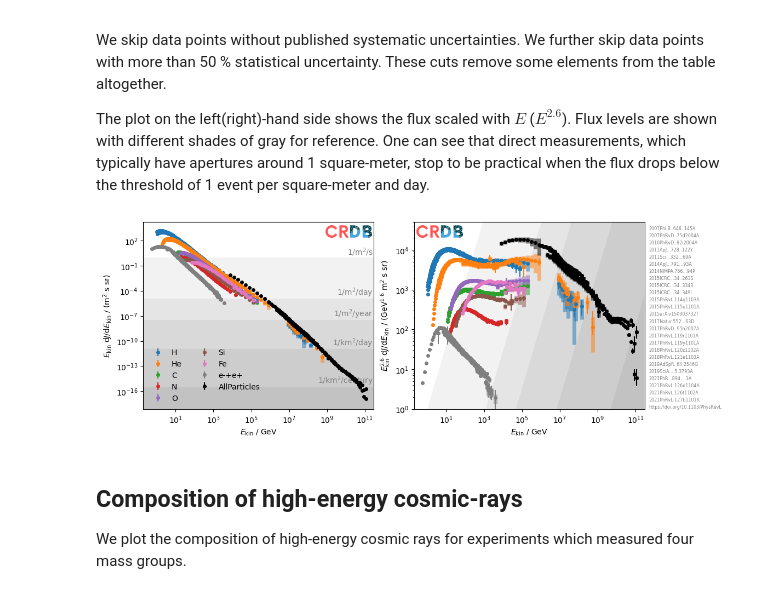
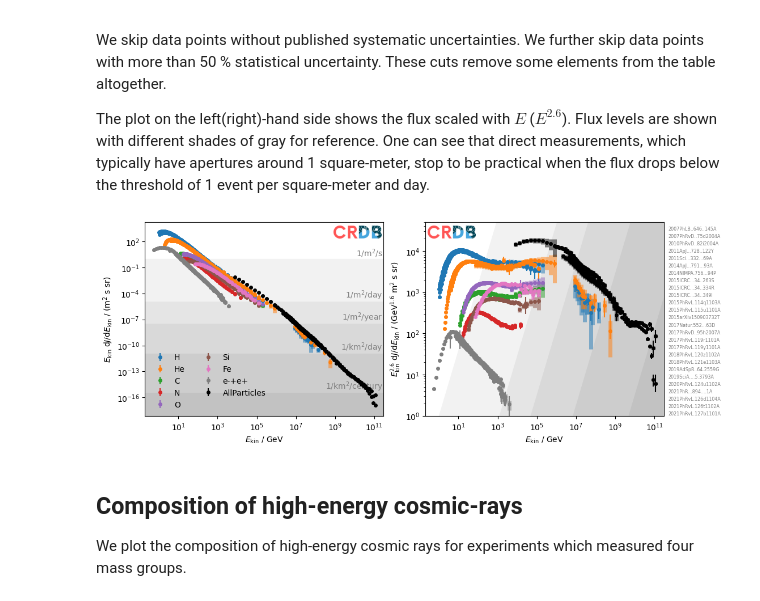
Before and after one commit to crdb-project/tutorial, a Jupyter notebook: gallery.ipynb, the cells around one changed output. Drawn from its saved outputs; the diff is of its cells as text; code cells hidden in the pictures.

```diff
--- a/gallery.ipynb
+++ b/gallery.ipynb
@@ -92,12 +120,12 @@ https://ui.adsabs.harvard.edu/abs/2022SciBu..67.2162D
 tab = crdb.query("e-+e+", energy_type="EK", time_series="no")
 
 xlim = 1, 1e4
-tab = tab[(xlim[0] < tab.e_mean) & (tab.e_mean < xlim[1])]
+tab = tab[(xlim[0] < tab.e) & (tab.e < xlim[1])]
 
 plt.figure(figsize=(8, 4))
 for i, (exp, mask) in enumerate(crdb.experiment_masks(tab).items()):
     t = tab[mask]
-    f = t.e_mean ** 3
+    f = t.e ** 3
     if exp == "Balloon":
         zorder = 0
         color = "0.8"
@@ -112,6 +140,6 @@ plt.xlabel("E$_\\mathrm{kin}$ / GeV")
 plt.ylabel("E$_\\mathrm{kin}^3$ dJ/dE$_\\mathrm{kin}$ / (GeV$^2$ m$^2$ s sr)")
 plt.legend(fontsize="xx-small", ncol=3, frameon=False, bbox_to_anchor=(1, 1))
 plt.loglog()
-draw_references(tab, ncol=2, bbox_to_anchor=(1, 0.8), fontsize=5);
+draw_references(tab, ncol=2, bbox_to_anchor=(1.05, 0.75), fontsize=5);
 draw_logo(0.78, 1)
 # %% [output]
@@ -122,7 +150,7 @@ draw_logo(0.78, 1)
 tab = crdb.query("e+/e-+e+", energy_type="EK")
 
 xlim = 0.8, 1e3
-tab = tab[(xlim[0] < tab.e_mean) & (tab.e_mean < xlim[1])]
+tab = tab[(xlim[0] < tab.e) & (tab.e < xlim[1])]
 
 for i, (exp, mask) in enumerate(crdb.experiment_masks(tab).items()):
     t = tab[mask]
@@ -144,7 +172,7 @@ draw_logo(0.25, 1)
 tab = crdb.query(("e-", "e+"), energy_type="EK", time_series="no")
 
 xlim = 1, 1e4
-tab = tab[(xlim[0] < tab.e_mean) & (tab.e_mean < xlim[1])]
+tab = tab[(xlim[0] < tab.e) & (tab.e < xlim[1])]
 
 fig, ax = plt.subplots(1, 2, figsize=(10, 4), sharex=True, sharey=True)
 for quant, axi in zip(("e-", "e+"), ax):
@@ -152,14 +180,14 @@ for quant, axi in zip(("e-", "e+"), ax):
     tab2 = tab[tab["quantity"] == quant]
     for i, (exp, mask) in enumerate(crdb.experiment_masks(tab2).items()):
         t = tab2[mask]
-        f = t.e_mean ** 3
+        f = t.e ** 3
         draw_table(t, factor=f, label=exp)
         plt.title(quant)
 fig.supxlabel("E$_\\mathrm{kin}$ / GeV")
 fig.supylabel("E$_\\mathrm{kin}^3$ dJ/dE$_\\mathrm{kin}$ / (GeV$^2$ m$^2$ s sr)")
 plt.loglog()
 plt.sca(ax[0])
-draw_references(tab, ncol=2, fontsize="xx-small")
+draw_references(tab, ncol=2, fontsize="xx-small", loc="lower right")
 for axi in ax:
     plt.sca(axi)
     axi.legend(frameon=False, fontsize="small", ncol=2,
@@ -191,7 +219,7 @@ for energy_type in ("R", "ETOT"):
 tab = np.concatenate(tabs).view(np.recarray)
 
 with np.errstate(divide="ignore"):
-    mask = (tab.err_sys_minus > 0) & (tab.err_stat_minus / tab.value < 0.5)
+    mask = (tab.err_sys[:, 0] > 0) & (tab.err_sta[:, 0] / tab.value < 0.5)
 tab = tab[mask]
 
 exponents = (1, 2.6)
@@ -203,7 +231,7 @@ for expo, axi in zip(exponents, ax):
         ma = tab.quantity == elem
         t = tab[ma]
         if len(t) == 0: continue
-        f = t.e_mean ** expo
+        f = t.e ** expo
         color = "k" if elem == "AllParticles" else None
         draw_table(t, factor=f, color=color, label=elem, ms=4)
         if expo == 1:
@@ -214,34 +242,35 @@ for expo, axi in zip(exponents, ax):
 m = 1
 km = 1e3 * m
 s = 1
 hour = 60 ** 2 * s
 day = 24 * hour
 month = 30 * day
 year = 356 * day
 century = 100 * year
 x = np.geomspace(2e-1, 3e11, 1000)
 for exponent, axi in zip(exponents, ax):
     axi.loglog();
     axi.set_xlabel("$E_\\mathrm{kin}$ / GeV")
     axi.set_xlim(x[0], x[-1])
     for flux_ref in ("1/m^2/s", "1/m^2/day", "1/m^2/year", "1/km^2/day", "1/km^2/century"):
         v = eval(flux_ref.replace("^2", "**2"))
         label = flux_ref.replace("^2", "$^2$")
         y = v * x ** (exponent - 1)
         axi.fill_between(x, y, color="k", zorder=0, alpha=0.05, lw=0)
         if axi is ax[0]:
             axi.text(x[-1] * 0.9, y[-1] * 1.1, label, va="bottom", ha="right",
                      color="0.5", zorder=0)
 
 ax[0].legend(frameon=False, ncol=2, loc="lower left")
 ax[1].set_ylim(1, 5e4);
 draw_references(tab, bbox_to_anchor=(1, 1), loc="upper left")
 plt.sca(ax[0])
 draw_logo(0.78, 1)
 plt.sca(ax[1])
 draw_logo(0, 1)
+plt.savefig("crdb_plot_fluxes.pdf")
 # %% [output]
-[figure, old version]
+[figure, new version]
 # %% [markdown]
 ## Composition of high-energy cosmic-rays
 
```
Also changed, not shown: parts of 17 cells of this notebook.
